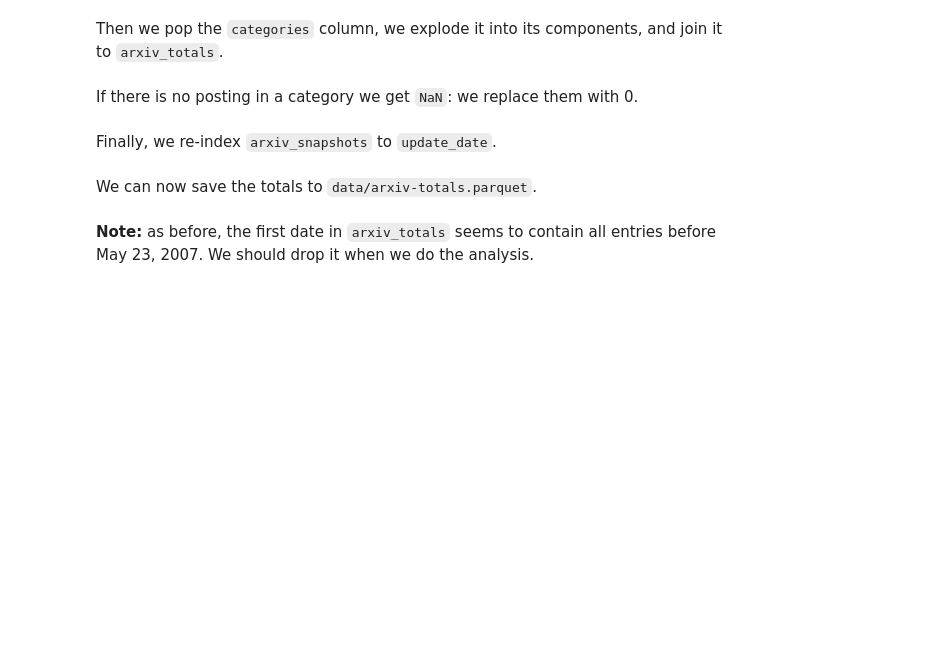
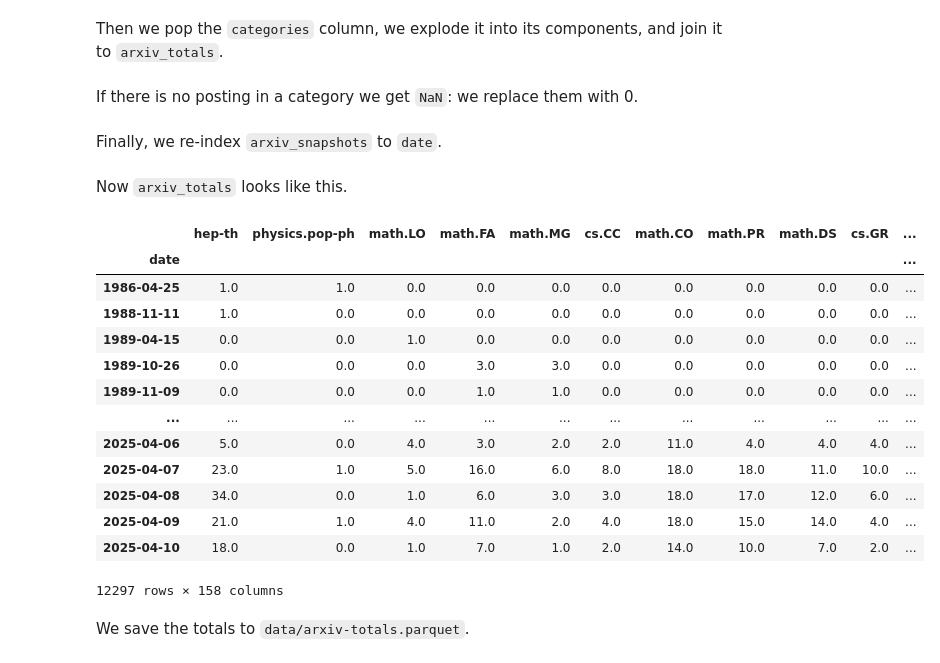
Before and after one commit to albesianor/arxiv-heatmap, a Jupyter notebook: notes/crunching.ipynb, the cells around one changed output. Saved outputs shown, nothing was run; the diff lists cells and outputs as text; code cells hidden in the pictures; blank space fills up the shorter version.

Commit message:
Fix issue with dates before May 2007

```diff
--- a/notes/crunching.ipynb
+++ b/notes/crunching.ipynb
@@ -83,4 +119,4 @@ def take_totals(group: iter) -> dict:
 # %% [markdown]
 We now create a dataframe `arxiv_totals`, with dict entries in categories representing the daily totals, by grouping `arxiv_metadata` by `update_date` and aggregating with `take_totals`.
 # %%
-arxiv_totals = arxiv_metadata.drop(columns=['id']).groupby('update_date').agg({'categories': take_totals})
+arxiv_totals = arxiv_metadata.drop(columns=['id']).groupby('date').agg({'categories': take_totals})
@@ -97,12 +152,29 @@ If there is no posting in a category we get `NaN`: we replace them with 0.
 # %%
 arxiv_totals.fillna(value=0, inplace=True)
 # %% [markdown]
-Finally, we re-index `arxiv_snapshots` to `update_date`.
+Finally, we re-index `arxiv_snapshots` to `date`.
 # %%
-arxiv_totals.set_index('update_date', inplace=True)
+arxiv_totals.set_index('date', inplace=True)
+# %% [markdown]
+Now `arxiv_totals` looks like this.
+# %%
+arxiv_totals
+# %% [output]
+|  | hep-th | physics.pop-ph | math.LO | math.FA | math.MG | cs.CC | math.CO | math.PR | math.DS | cs.GR | ... |
+| date |  |  |  |  |  |  |  |  |  |  | ... |
+| 1986-04-25 | 1.0 | 1.0 | 0.0 | 0.0 | 0.0 | 0.0 | 0.0 | 0.0 | 0.0 | 0.0 | ... |
+| 1988-11-11 | 1.0 | 0.0 | 0.0 | 0.0 | 0.0 | 0.0 | 0.0 | 0.0 | 0.0 | 0.0 | ... |
+| 1989-04-15 | 0.0 | 0.0 | 1.0 | 0.0 | 0.0 | 0.0 | 0.0 | 0.0 | 0.0 | 0.0 | ... |
+| 1989-10-26 | 0.0 | 0.0 | 0.0 | 3.0 | 3.0 | 0.0 | 0.0 | 0.0 | 0.0 | 0.0 | ... |
+| 1989-11-09 | 0.0 | 0.0 | 0.0 | 1.0 | 1.0 | 0.0 | 0.0 | 0.0 | 0.0 | 0.0 | ... |
+| ... | ... | ... | ... | ... | ... | ... | ... | ... | ... | ... | ... |
+| 2025-04-06 | 5.0 | 0.0 | 4.0 | 3.0 | 2.0 | 2.0 | 11.0 | 4.0 | 4.0 | 4.0 | ... |
+| 2025-04-07 | 23.0 | 1.0 | 5.0 | 16.0 | 6.0 | 8.0 | 18.0 | 18.0 | 11.0 | 10.0 | ... |
+| 2025-04-08 | 34.0 | 0.0 | 1.0 | 6.0 | 3.0 | 3.0 | 18.0 | 17.0 | 12.0 | 6.0 | ... |
+| 2025-04-09 | 21.0 | 1.0 | 4.0 | 11.0 | 2.0 | 4.0 | 18.0 | 15.0 | 14.0 | 4.0 | ... |
+| 2025-04-10 | 18.0 | 0.0 | 1.0 | 7.0 | 1.0 | 2.0 | 14.0 | 10.0 | 7.0 | 2.0 | ... |
+12297 rows × 158 columns
 # %% [markdown]
-We can now save the totals to `data/arxiv-totals.parquet`.
+We save the totals to `data/arxiv-totals.parquet`.
 # %%
 arxiv_totals.to_parquet('../data/arxiv-totals.parquet')
-# %% [markdown]
-**Note:** as before, the first date in `arxiv_totals` seems to contain all entries before May 23, 2007.  We should drop it when we do the analysis.
```
Also changed, not shown: parts of 16 cells of this notebook, 7 other files.
